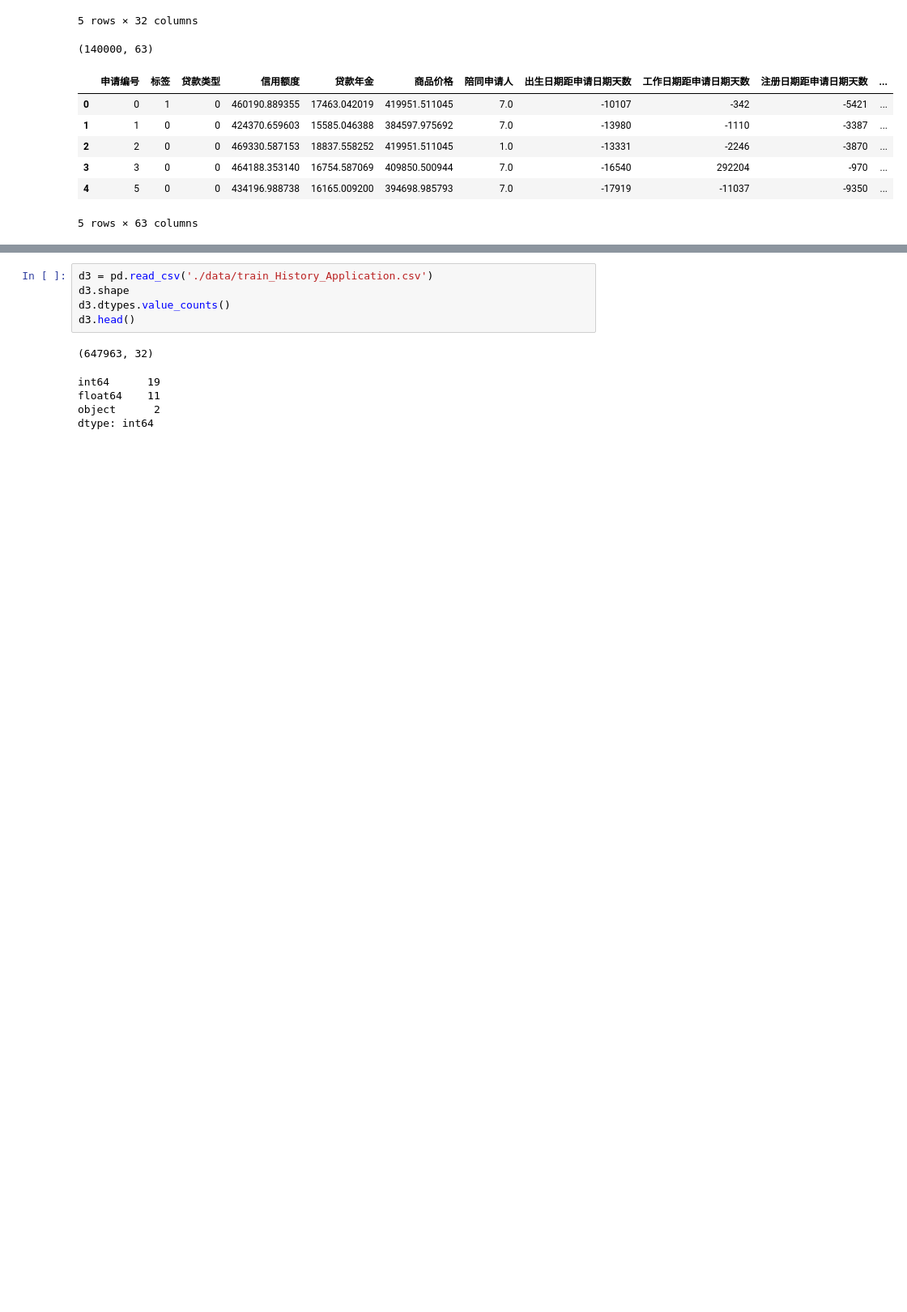
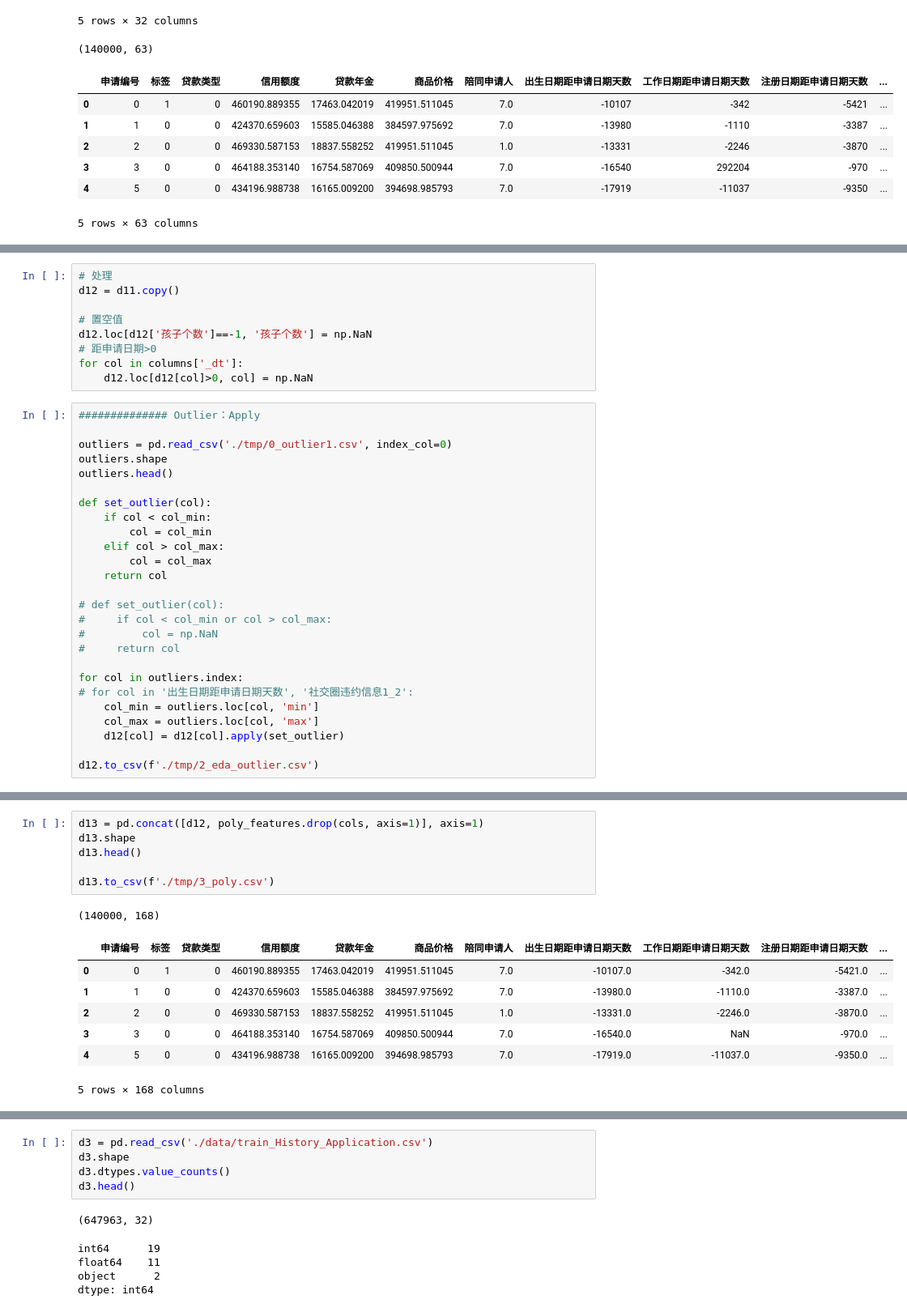
Before and after one commit to boyang-li/the-mission-cup, a Jupyter notebook: 0_eda.ipynb, the cells around one changed output, grey strips where cells are left out. Shown: that part at 81% size. Drawn from its saved outputs; the diff is of its cells as text; blank space fills up the shorter version.

```diff
--- a/0_data_explore.ipynb
+++ b/0_eda.ipynb
@@ -128,0 +220,35 @@ AttributeError: 'DataFrame' object has no attribute 'value_counts'
+# %%
+# 处理
+d12 = d11.copy()
+
+# 置空值
+d12.loc[d12['孩子个数']==-1, '孩子个数'] = np.NaN
+# 距申请日期>0
+for col in columns['_dt']:
+    d12.loc[d12[col]>0, col] = np.NaN
+# %%
+############## Outlier：Apply
+
+outliers = pd.read_csv('./tmp/0_outlier1.csv', index_col=0)
+outliers.shape
+outliers.head()
+
+def set_outlier(col):
+    if col < col_min:
+        col = col_min
+    elif col > col_max:
+        col = col_max
+    return col
+
+# def set_outlier(col):
+#     if col < col_min or col > col_max:
+#         col = np.NaN
+#     return col
+
+for col in outliers.index:
+# for col in '出生日期距申请日期天数', '社交圈违约信息1_2':
+    col_min = outliers.loc[col, 'min']
+    col_max = outliers.loc[col, 'max']
+    d12[col] = d12[col].apply(set_outlier)
+
+d12.to_csv(f'./tmp/2_eda_outlier.csv')
@@ -128,0 +351,15 @@ AttributeError: 'DataFrame' object has no attribute 'value_counts'
+# %%
+d13 = pd.concat([d12, poly_features.drop(cols, axis=1)], axis=1)
+d13.shape
+d13.head()
+
+d13.to_csv(f'./tmp/3_poly.csv')
+# %% [output]
+(140000, 168)
+|  | 申请编号 | 标签 | 贷款类型 | 信用额度 | 贷款年金 | 商品价格 | 陪同申请人 | 出生日期距申请日期天数 | 工作日期距申请日期天数 | 注册日期距申请日期天数 | ... |
+| 0 | 0 | 1 | 0 | 460190.889355 | 17463.042019 | 419951.511045 | 7.0 | -10107.0 | -342.0 | -5421.0 | ... |
+| 1 | 1 | 0 | 0 | 424370.659603 | 15585.046388 | 384597.975692 | 7.0 | -13980.0 | -1110.0 | -3387.0 | ... |
+| 2 | 2 | 0 | 0 | 469330.587153 | 18837.558252 | 419951.511045 | 1.0 | -13331.0 | -2246.0 | -3870.0 | ... |
+| 3 | 3 | 0 | 0 | 464188.353140 | 16754.587069 | 409850.500944 | 7.0 | -16540.0 | NaN | -970.0 | ... |
+| 4 | 5 | 0 | 0 | 434196.988738 | 16165.009200 | 394698.985793 | 7.0 | -17919.0 | -11037.0 | -9350.0 | ... |
+5 rows × 168 columns
```
Also changed, not shown: parts of 12 cells of this notebook, 2 other files.
